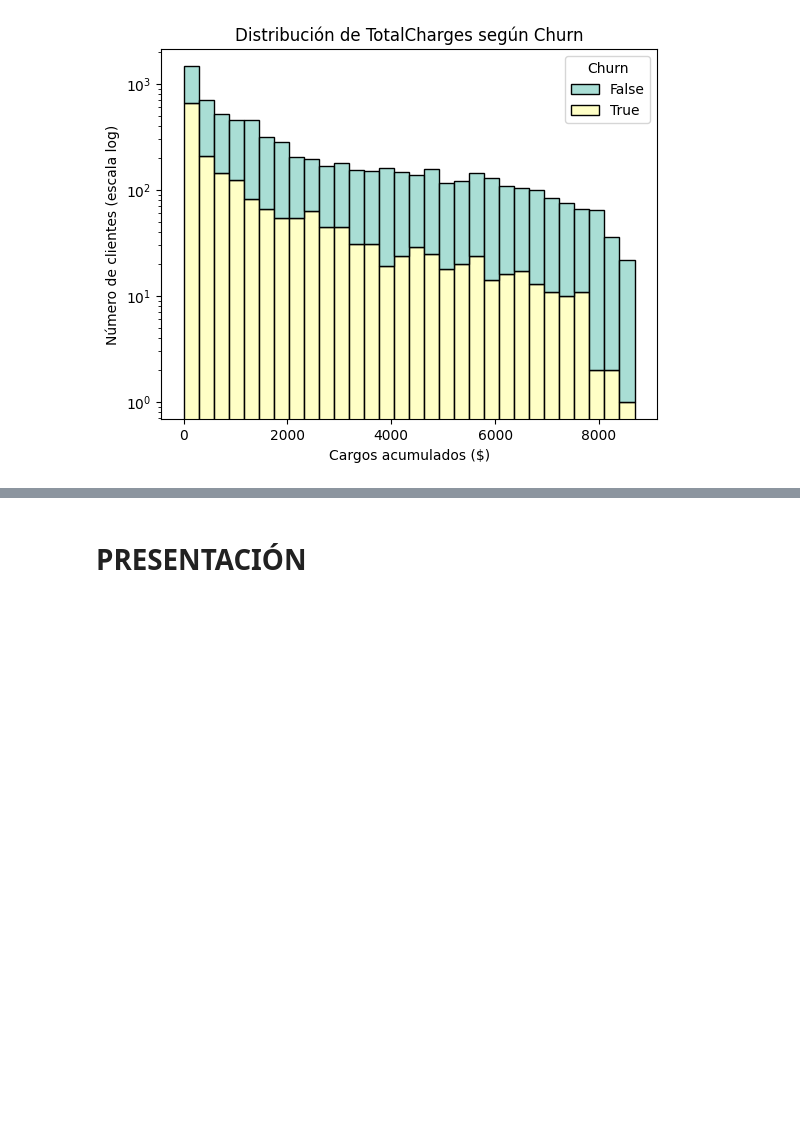
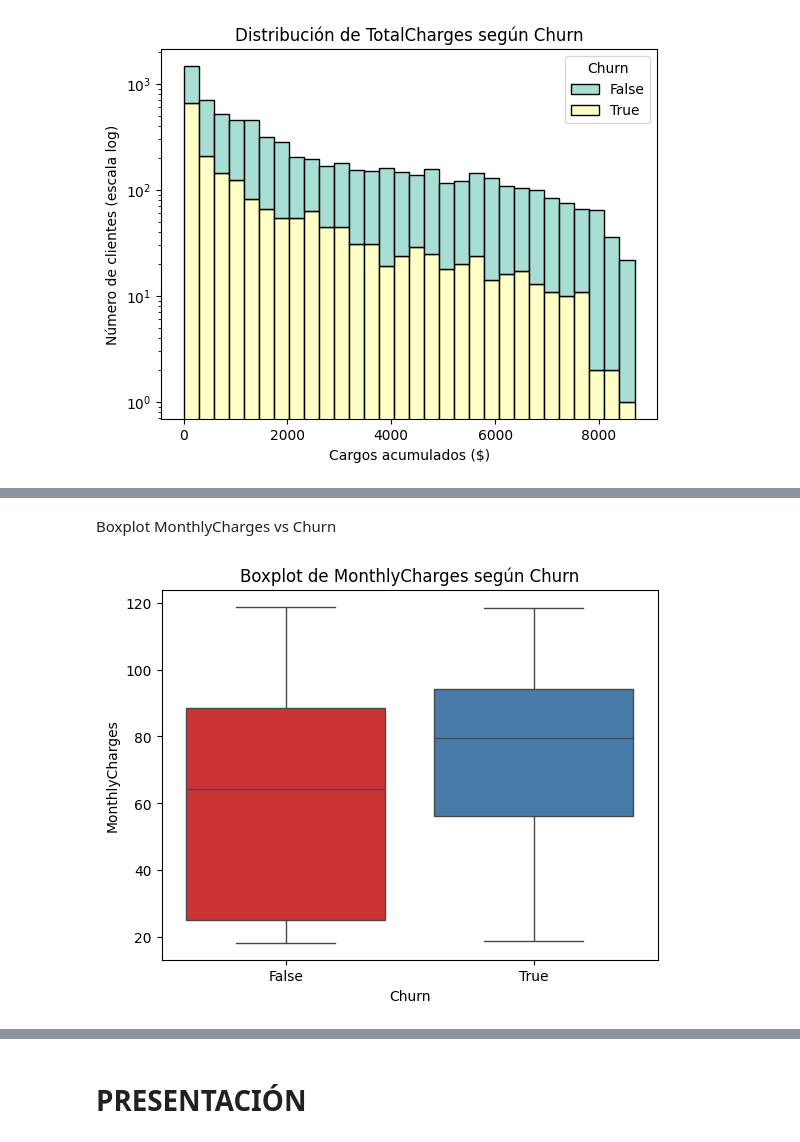
Before and after one commit to mauloredo/Challenge_Telecom_X2, a Jupyter notebook: x2.ipynb, the cells around one changed output, grey strips where cells are left out. Drawn from its saved outputs; the diff is of its cells as text; code cells hidden in the pictures; blank space fills up the shorter version.

```diff
--- a/x2.ipynb
+++ b/x2.ipynb
@@ -416,0 +442,9 @@ plt.show()
+# %% [markdown]
+Boxplot MonthlyCharges vs Churn
+# %%
+sns.boxplot(data=datos, x='Churn', y='MonthlyCharges', hue='Churn', palette='Set1', legend=False)
+plt.title("Boxplot de MonthlyCharges según Churn")
+plt.savefig("boxplot_monthlycharges_churn.png")
+plt.show()
+# %% [output]
+[figure, added]
```
Also changed, not shown: parts of 6 cells of this notebook.
